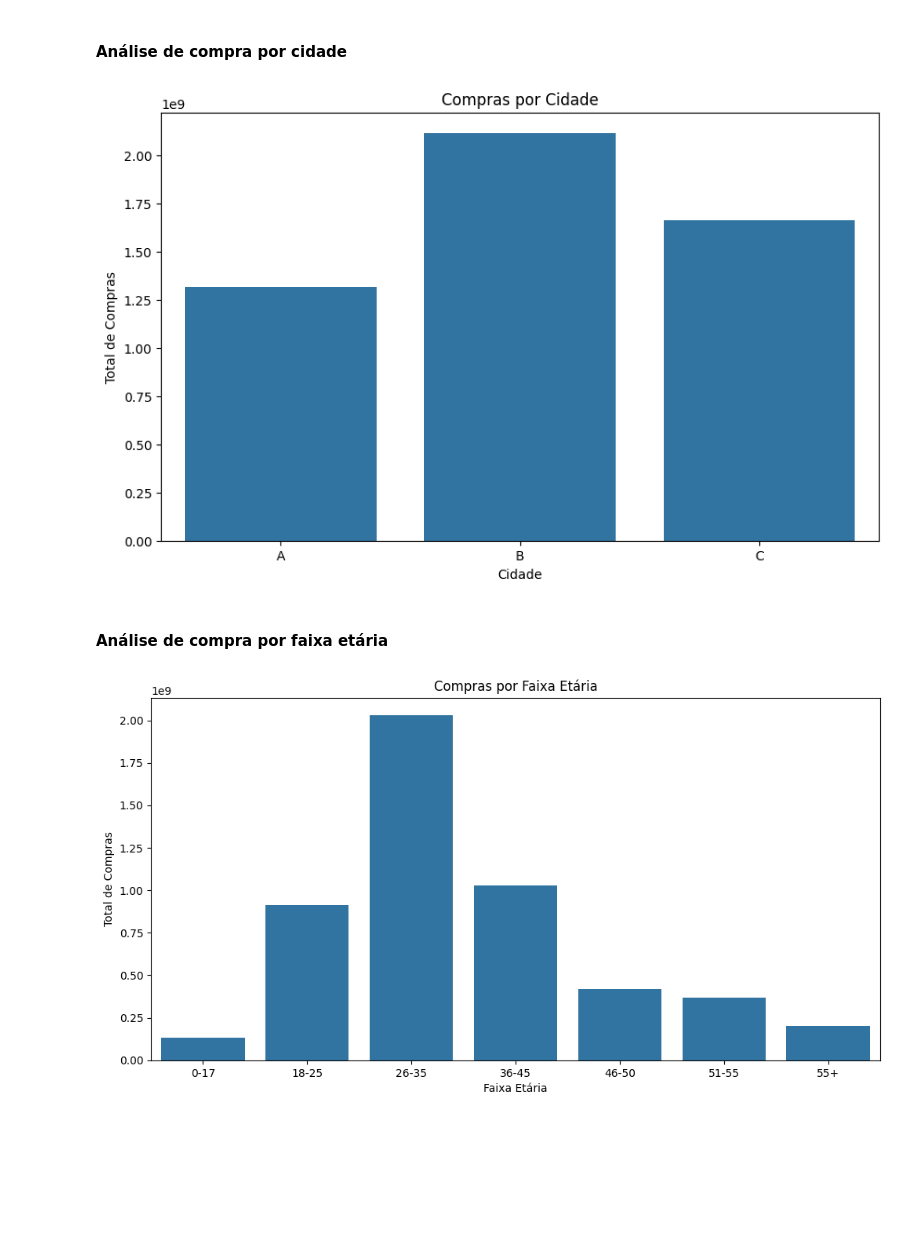
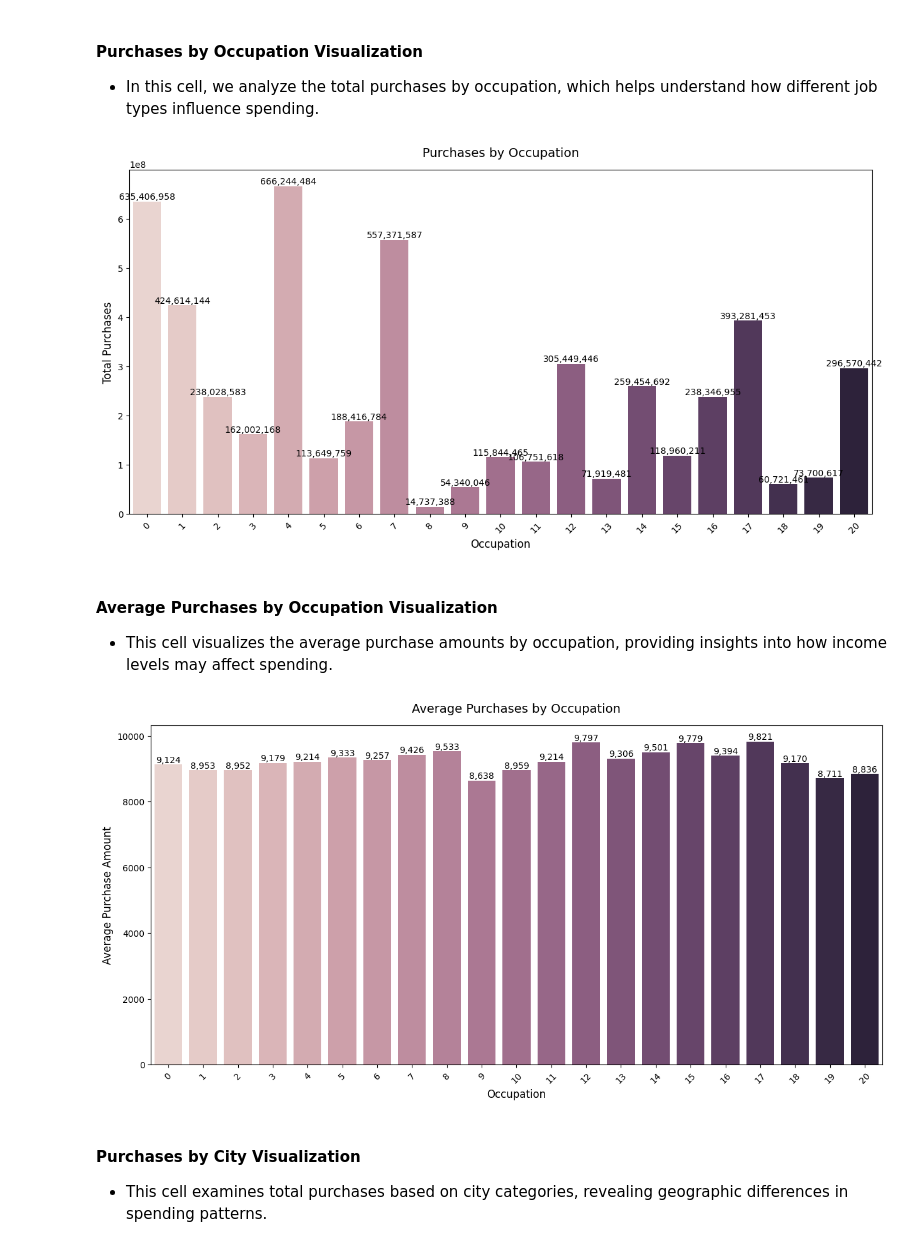
Before and after one commit to ntsation/consumer-purchase-analysis, a Jupyter notebook: black_friday_EDA.ipynb, the cells around one changed output. Drawn from its saved outputs; the diff is of its cells as text; code cells hidden in the pictures; blank space fills up the shorter version.

```diff
--- a/black_friday_EDA.ipynb
+++ b/black_friday_EDA.ipynb
@@ -51,4 +12,3 @@ max              18.000000           18.000000   23961.000000
 # %%
-missing_values = df.isnull().sum
-print('Valores Ausentes por Coluna:')
-print(missing_values)
+path = r'./src/train.csv'
+df = pd.read_csv(path)
@@ -192,10 +154,14 @@ plt.show()
 # %%
-avg_purchase_by_occupation = df.groupby('Occupation')['Purchase'].mean()
-
-plt.figure(figsize=(14, 6))
-sns.barplot(x=avg_purchase_by_occupation.index, y=avg_purchase_by_occupation.values)
-plt.title('Média de Compra por Ocupação')
-plt.xlabel('Ocupação')
-plt.ylabel('Média de Compra')
+# Purchases by Marital Status
+plt.figure(figsize=(12, 7))
+marital_status_purchase = df.groupby('Marital_Status')['Purchase'].sum().reset_index()
+ax = sns.barplot(data=marital_status_purchase, x='Marital_Status', y='Purchase', hue='Marital_Status', legend=False)
+plt.title('Purchases by Marital Status', fontsize=14, pad=15)
+plt.xlabel('Marital Status', fontsize=12)
+plt.ylabel('Total Purchases', fontsize=12)
+plt.xticks(rotation=45)
+# Adding values on bars
+for i, v in enumerate(marital_status_purchase['Purchase']):
+    ax.text(i, v, f'{v:,.0f}', ha='center', va='bottom')
 plt.show()
 # %% [output]
@@ -203,26 +169,37 @@ plt.show()
 # %% [markdown]
-#### Análise de compra por cidade
+#### Purchases by Occupation Visualization
+- In this cell, we analyze the total purchases by occupation, which helps understand how different job types influence spending.
 # %%
-city_purchase = df.groupby('City_Category')['Purchase'].sum()
-
-plt.figure(figsize=(10, 6))
-sns.barplot(x=city_purchase.index, y=city_purchase.values)
-plt.title('Compras por Cidade')
-plt.xlabel('Cidade')
-plt.ylabel('Total de Compras')
+plt.figure(figsize=(15, 7))
+occupation_purchase = df.groupby('Occupation')['Purchase'].sum().reset_index()
+ax = sns.barplot(data=occupation_purchase, x='Occupation', y='Purchase', hue='Occupation', legend=False)
+plt.title('Purchases by Occupation', fontsize=14, pad=15)
+plt.xlabel('Occupation', fontsize=12)
+plt.ylabel('Total Purchases', fontsize=12)
+plt.xticks(rotation=45)
+# Adding values on bars
+for i, v in enumerate(occupation_purchase['Purchase']):
+    ax.text(i, v, f'{v:,.0f}', ha='center', va='bottom')
 plt.show()
 # %% [output]
-[figure, old version]
+[figure, new version]
 # %% [markdown]
-#### Análise de compra por faixa etária
+#### Average Purchases by Occupation Visualization
+- This cell visualizes the average purchase amounts by occupation, providing insights into how income levels may affect spending.
 # %%
-age_purchase = df.groupby('Age')['Purchase'].sum()
-
-plt.figure(figsize=(12, 6))
-sns.barplot(x=age_purchase.index, y=age_purchase.values)
-plt.title('Compras por Faixa Etária')
-plt.xlabel('Faixa Etária')
-plt.ylabel('Total de Compras')
+plt.figure(figsize=(15, 7))
+avg_purchase_by_occupation = df.groupby('Occupation')['Purchase'].mean().reset_index()
+ax = sns.barplot(data=avg_purchase_by_occupation, x='Occupation', y='Purchase', hue='Occupation', legend=False)
+plt.title('Average Purchases by Occupation', fontsize=14, pad=15)
+plt.xlabel('Occupation', fontsize=12)
+plt.ylabel('Average Purchase Amount', fontsize=12)
+plt.xticks(rotation=45)
+# Adding values on bars
+for i, v in enumerate(avg_purchase_by_occupation['Purchase']):
+    ax.text(i, v, f'{v:,.0f}', ha='center', va='bottom')
 plt.show()
 # %% [output]
-[figure, old version]
+[figure, new version]
+# %% [markdown]
+#### Purchases by City Visualization
+- This cell examines total purchases based on city categories, revealing geographic differences in spending patterns.
```
Also changed, not shown: parts of 26 cells of this notebook.
